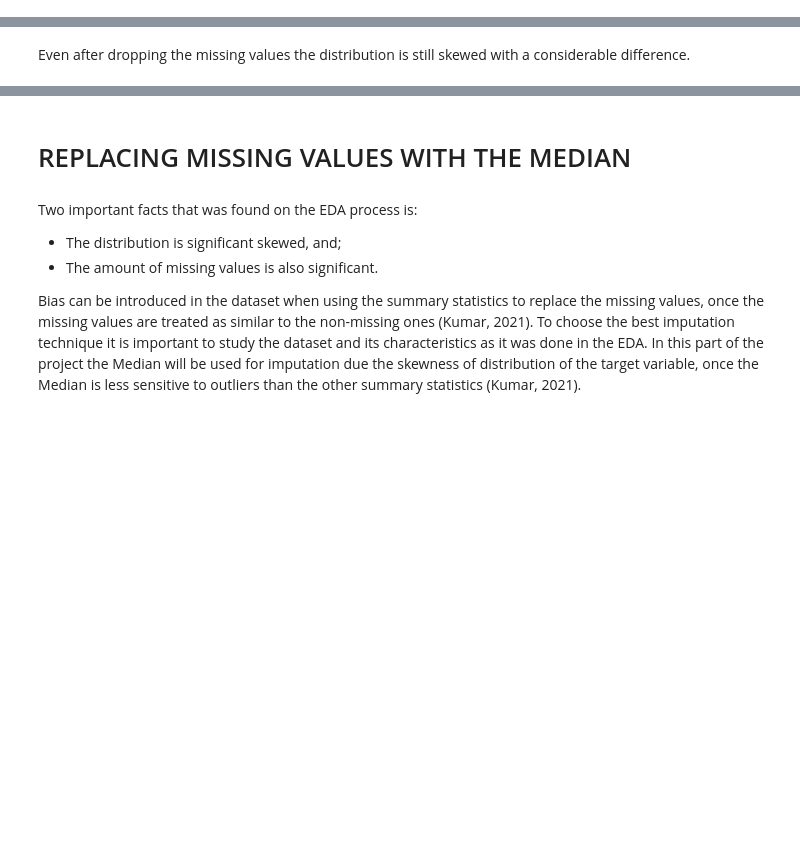
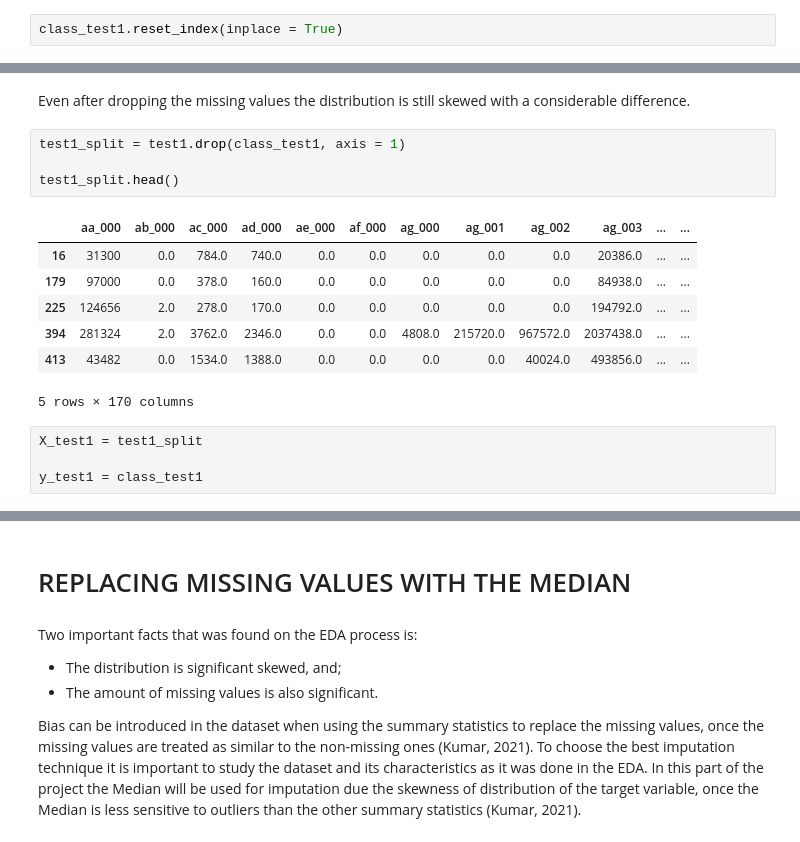
Before and after one commit to izazaka/Data, a Jupyter notebook: CA1.ipynb, the cells around one changed output, grey strips where cells are left out. Drawn from its saved outputs; the diff is of its cells as text; blank space fills up the shorter version.

```diff
--- a/CA1.ipynb
+++ b/CA1.ipynb
@@ -410,0 +389,2 @@ class_d.head()
+# %%
+class_test1.reset_index(inplace = True)
@@ -439,2 +430,18 @@ ca1_d.describe()
 # %% [markdown]
 Even after dropping the missing values the distribution is still skewed with a considerable difference.
+# %%
+test1_split = test1.drop(class_test1, axis = 1)
+
+test1_split.head()
+# %% [output]
+|  | aa_000 | ab_000 | ac_000 | ad_000 | ae_000 | af_000 | ag_000 | ag_001 | ag_002 | ag_003 | ... | ... |
+| 16 | 31300 | 0.0 | 784.0 | 740.0 | 0.0 | 0.0 | 0.0 | 0.0 | 0.0 | 20386.0 | ... | ... |
+| 179 | 97000 | 0.0 | 378.0 | 160.0 | 0.0 | 0.0 | 0.0 | 0.0 | 0.0 | 84938.0 | ... | ... |
+| 225 | 124656 | 2.0 | 278.0 | 170.0 | 0.0 | 0.0 | 0.0 | 0.0 | 0.0 | 194792.0 | ... | ... |
+| 394 | 281324 | 2.0 | 3762.0 | 2346.0 | 0.0 | 0.0 | 4808.0 | 215720.0 | 967572.0 | 2037438.0 | ... | ... |
+| 413 | 43482 | 0.0 | 1534.0 | 1388.0 | 0.0 | 0.0 | 0.0 | 0.0 | 40024.0 | 493856.0 | ... | ... |
+5 rows × 170 columns
+# %%
+X_test1 = test1_split
+
+y_test1 = class_test1
```
Also changed, not shown: parts of 34 cells of this notebook, 1 other file.
